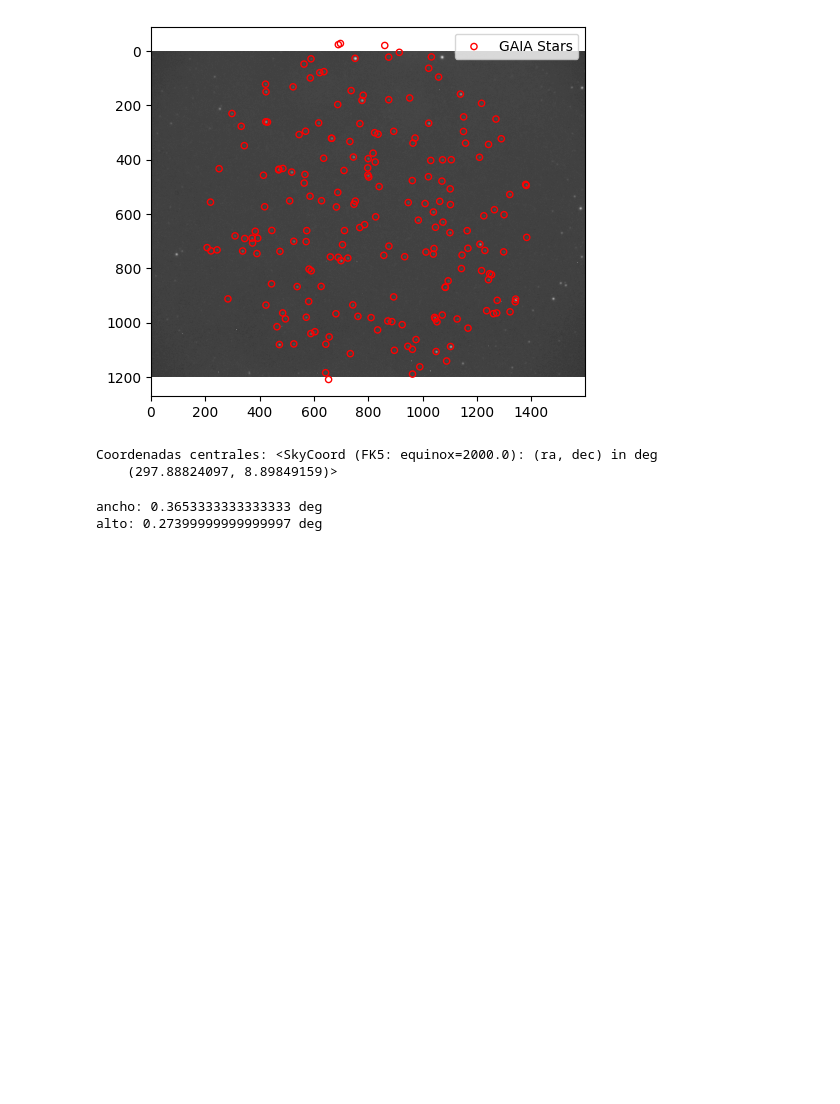
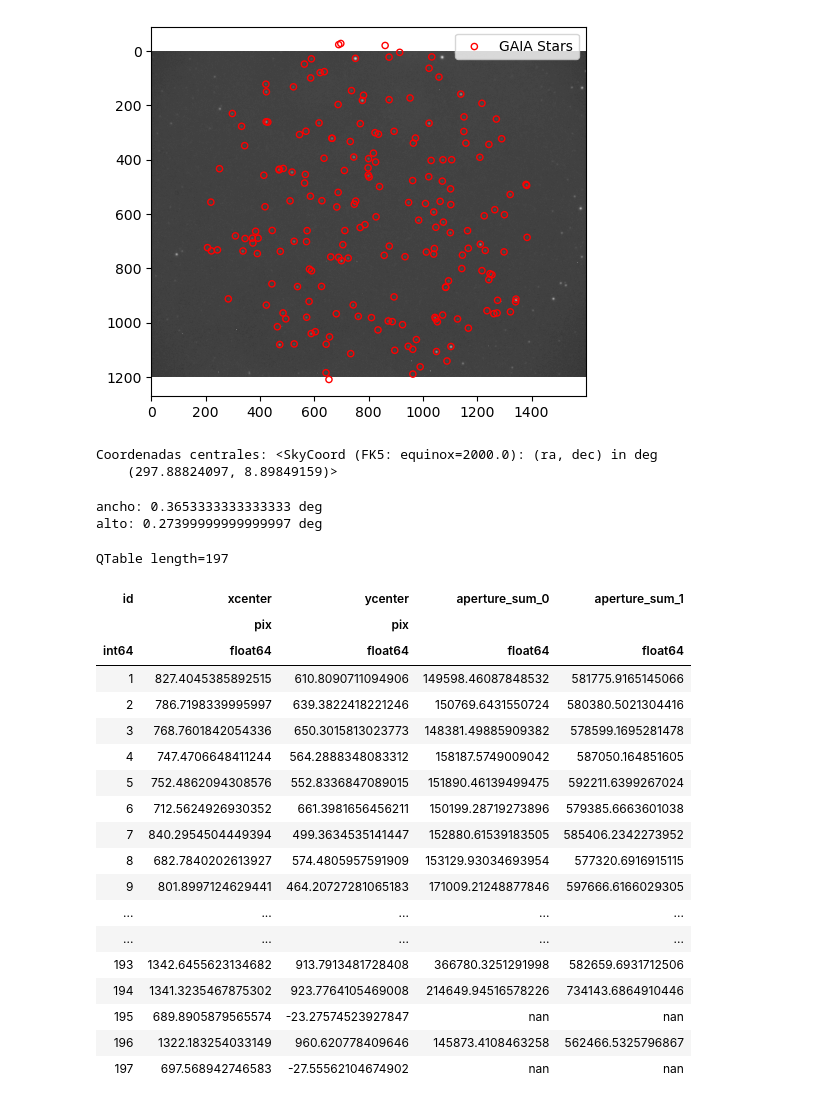
Before and after one commit to juagudeloo/Seeing-OAN, a Jupyter notebook: field_stars_diameter.ipynb, the cells around one changed output. Drawn from its saved outputs; the diff is of its cells as text; code cells hidden in the pictures; blank space fills up the shorter version.

```diff
--- a/field_stars_diameter.ipynb
+++ b/field_stars_diameter.ipynb
@@ -338,0 +346,34 @@ alto: 0.27399999999999997 deg
+# %%
+starloc = list(zip(x,y))
+
+r = 9 # Aperture (px)
+r_in = 9 # Sky ring internal radius (px)
+r_out = 20 #Sky ring external radius (px)
+
+#Defined them as proper photometric objects using photutils.
+circular_aperture = CircularAperture(starloc, r=r)
+annulus_aperture = CircularAnnulus(starloc, r_in=r_in, r_out=r_out )
+apers = [circular_aperture, annulus_aperture]
+phot_table = aperture_photometry(image_data, apers)
+phot_table
+# %% [output]
+QTable length=197
+| id | xcenter | ycenter | aperture_sum_0 | aperture_sum_1 |
+|  | pix | pix |  |  |
+| int64 | float64 | float64 | float64 | float64 |
+| 1 | 827.4045385892515 | 610.8090711094906 | 149598.46087848532 | 581775.9165145066 |
+| 2 | 786.7198339995997 | 639.3822418221246 | 150769.6431550724 | 580380.5021304416 |
+| 3 | 768.7601842054336 | 650.3015813023773 | 148381.49885909382 | 578599.1695281478 |
+| 4 | 747.4706648411244 | 564.2888348083312 | 158187.5749009042 | 587050.164851605 |
+| 5 | 752.4862094308576 | 552.8336847089015 | 151890.46139499475 | 592211.6399267024 |
+| 6 | 712.5624926930352 | 661.3981656456211 | 150199.28719273896 | 579385.6663601038 |
+| 7 | 840.2954504449394 | 499.3634535141447 | 152880.61539183505 | 585406.2342273952 |
+| 8 | 682.7840202613927 | 574.4805957591909 | 153129.93034693954 | 577320.6916915115 |
+| 9 | 801.8997124629441 | 464.20727281065183 | 171009.21248877846 | 597666.6166029305 |
+| ... | ... | ... | ... | ... |
+| ... | ... | ... | ... | ... |
+| 193 | 1342.6455623134682 | 913.7913481728408 | 366780.3251291998 | 582659.6931712506 |
+| 194 | 1341.3235467875302 | 923.7764105469008 | 214649.94516578226 | 734143.6864910446 |
+| 195 | 689.8905879565574 | -23.27574523927847 | nan | nan |
+| 196 | 1322.183254033149 | 960.620778409646 | 145873.4108463258 | 562466.5325796867 |
+| 197 | 697.568942746583 | -27.55562104674902 | nan | nan |
```
Also changed, not shown: parts of 3 cells of this notebook.
